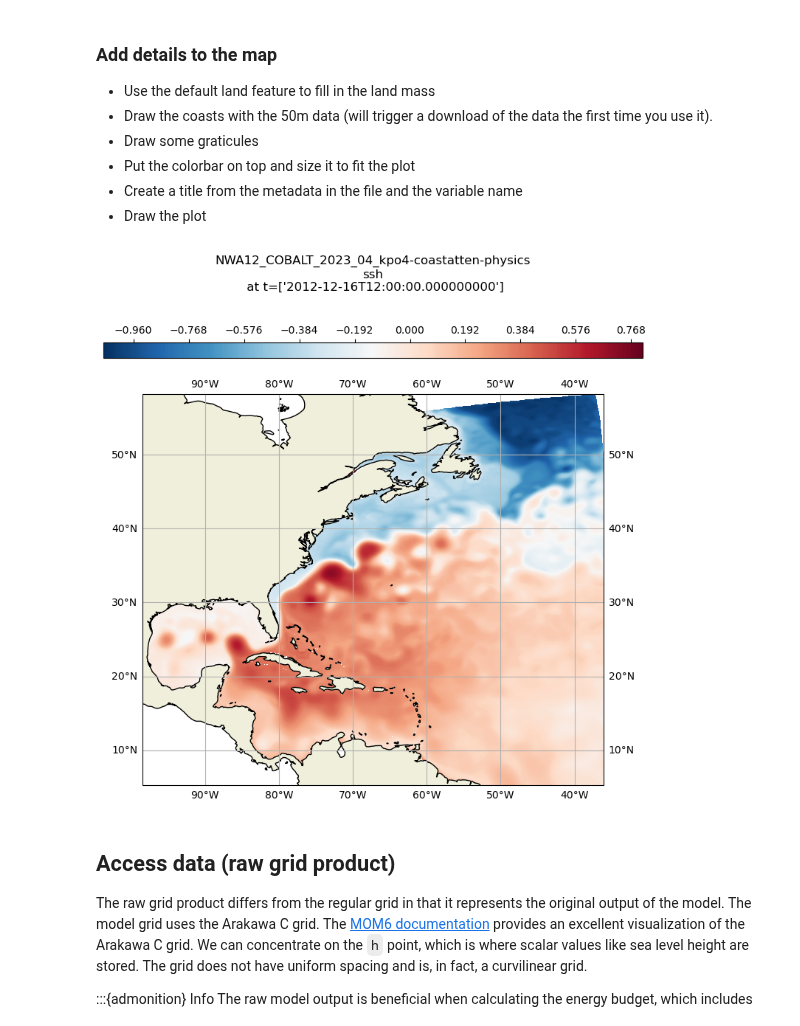
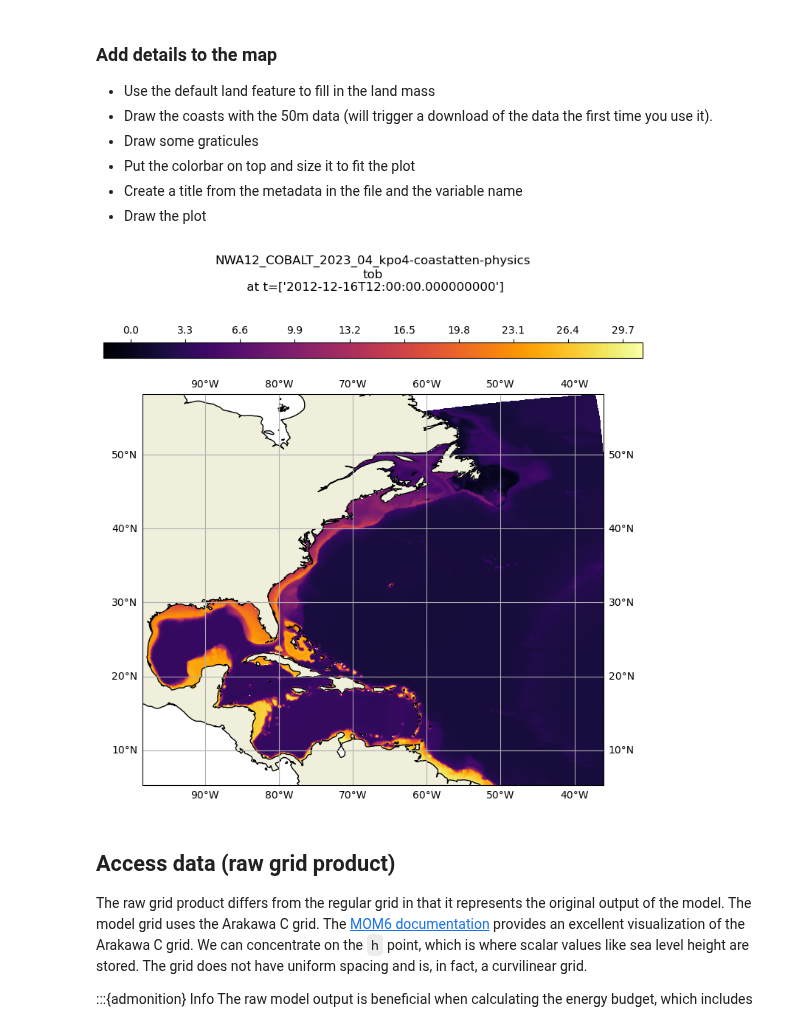
Before and after one commit to chiaweh2/cefi-cookbook, a Jupyter notebook: content/data_access/access_cloud/python_get_cefi.ipynb, the cells around one changed output. Saved outputs shown, nothing was run; the diff lists cells and outputs as text; code cells hidden in the pictures.

```diff
--- a/content/data_access/access_cloud/python_get_cefi.ipynb
+++ b/content/data_access/access_cloud/python_get_cefi.ipynb
@@ -37,12 +37,12 @@ From the previous page explaining [OPeNDAP interface](opendapData), we know that
 # %%
 fs = fsspec.filesystem(
     "reference",
-    fo='gcs://noaa-oar-cefi-regional-mom6-nwa/northwest_atlantic/full_domain/hindcast/monthly/regrid/r20230520/ssh.nwa.full.hcast.monthly.regrid.r20230520.199301-201912.json',
+    fo='gcs://noaa-oar-cefi-regional-mom6-nwa/northwest_atlantic/full_domain/hindcast/monthly/regrid/r20230520/tob.nwa.full.hcast.monthly.regrid.r20230520.199301-201912.json',
     remote_protocol="gcs",
     remote_options={"anon":True},
     skip_instance_cache=True,
     target_options={"anon": True}
 )
 m = fs.get_mapper()
-ds_ssh = xr.open_dataset(m, engine='zarr', consolidated=False)
+ds_tob = xr.open_dataset(m, engine='zarr', consolidated=False)
 # %%
@@ -75,3 +75,3 @@ Since most OPeNDAP server will set a single time data transfer limit (PSL server
 # %%
-ds_ssh_subset = ds_ssh.sel(time='2012-12').load()
+ds_tob_subset = ds_tob.sel(time='2012-12')
 # %%
@@ -123,10 +116,10 @@ import cartopy.crs as ccrs
  - Calculate the aspect ratio of the data to set the aspect ratio of the figure
  - Shows how to center the plot at 180, not applicable to this data set, but critical for others like the NE Pacific.
 # %%
-xmin = ds_ssh_subset.cf['longitude'].min()
-xmax = ds_ssh_subset.cf['longitude'].max()
-ymin = ds_ssh_subset.cf['latitude'].min()
-ymax = ds_ssh_subset.cf['latitude'].max()
+xmin = ds_tob_subset.cf['longitude'].min()
+xmax = ds_tob_subset.cf['longitude'].max()
+ymin = ds_tob_subset.cf['latitude'].min()
+ymax = ds_tob_subset.cf['latitude'].max()
 aspect = (xmax-xmin)/(ymax-ymin)
 # %% [markdown]
 ### Add details to the map
@@ -139,19 +132,19 @@ aspect = (xmax-xmin)/(ymax-ymin)
 # %%
 plt.figure(figsize=(8*aspect,8))
 proj = ccrs.PlateCarree(central_longitude=180)
 proj180 = ccrs.PlateCarree()
 ax = plt.axes(projection=proj)
 ax.set_extent([xmin, xmax, ymin, ymax], crs=proj180)
 # add some features to make the map a little more polished
 ax.add_feature(cartopy.feature.LAND)
 ax.coastlines('50m')
 gl = ax.gridlines(draw_labels=True)
-ct = ax.contourf(ds_ssh_subset.cf['longitude'], ds_ssh_subset.cf['latitude'], ds_ssh_subset['ssh'][0], levels=255, transform=proj180, cmap="RdBu_r")
+ct = ax.contourf(ds_tob_subset.cf['longitude'], ds_tob_subset.cf['latitude'], ds_tob_subset['tob'][0], levels=255, transform=proj180, cmap="inferno")
 plt.colorbar(ct, orientation='horizontal',pad=0.08, aspect=35, fraction=.06, location='top')
-plt.title(str(ds_ssh_subset.attrs['title']) + '\nssh\n at t=' + str(ds_ssh_subset['time'].values), y=1.25)
+plt.title(str(ds_tob_subset.attrs['title']) + '\ntob\n at t=' + str(ds_tob_subset['time'].values), y=1.25)
 plt.show()
 # %% [output]
-[figure, old version]
+[figure, new version]
 # %% [markdown]
 ## Access data (raw grid product)
 
```
Also changed, not shown: parts of 20 cells of this notebook, 2 other files.
